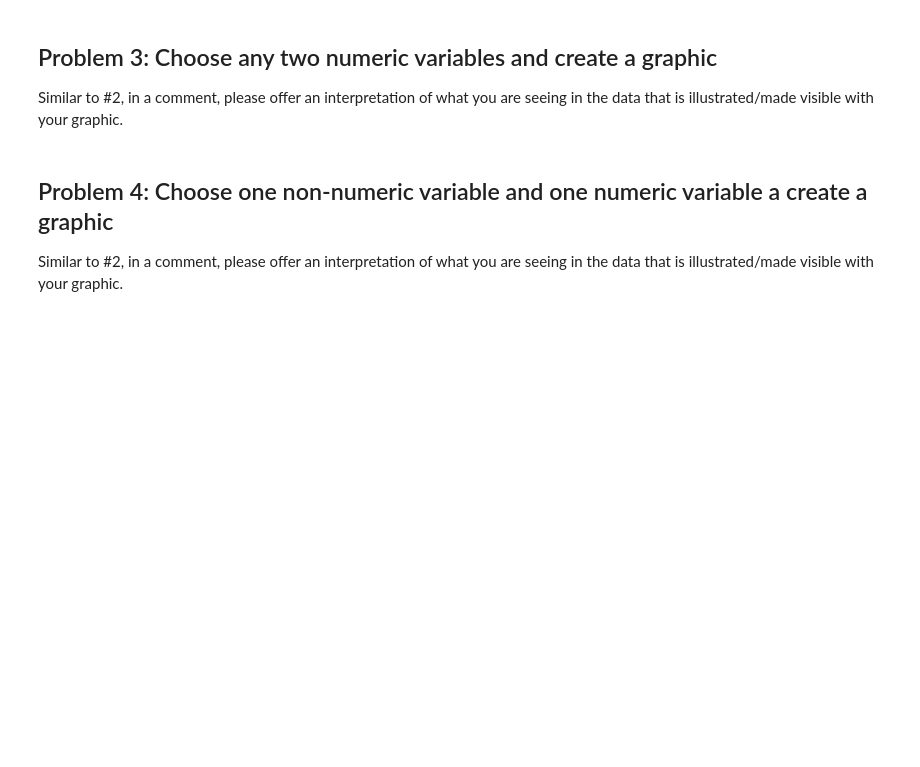
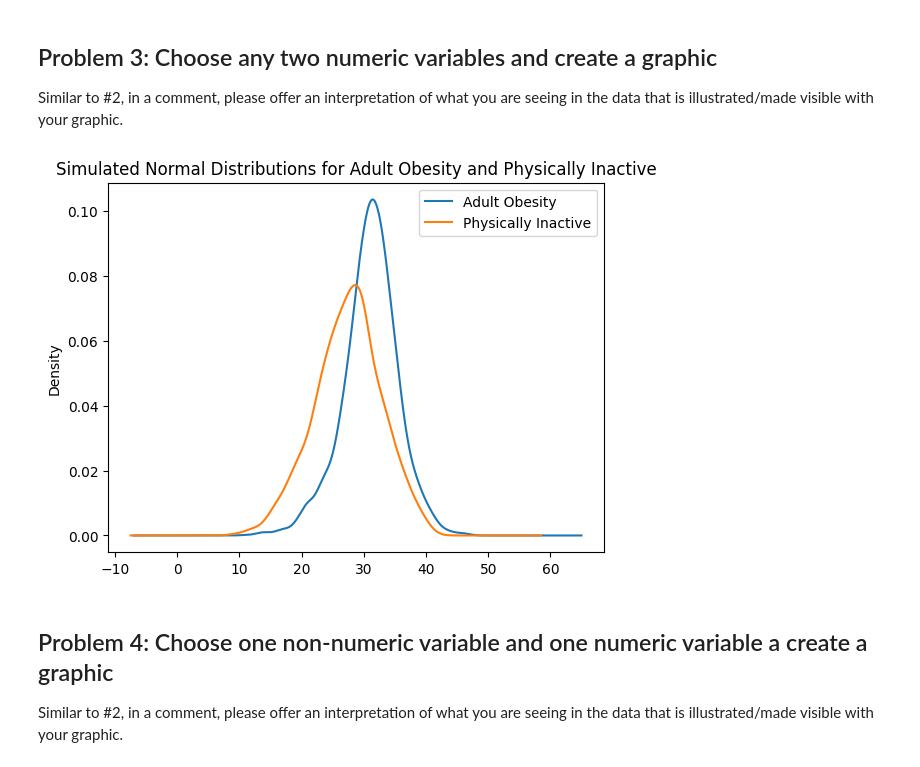
Before and after one commit to rialbeel/stats21, a Jupyter notebook: Homework/Homework8.ipynb, the cells around one changed output. Saved outputs shown, nothing was run; the diff lists cells and outputs as text; code cells hidden in the pictures; blank space fills up the shorter version.

```diff
--- a/Homework/Homework8.ipynb
+++ b/Homework/Homework8.ipynb
@@ -75,3 +73,9 @@ Similar to #2, in a  comment, please offer an interpretation of what you are see
+# %%
+## reserved for your answer
+two_var = pd.DataFrame([obesity["Adult Obesity"], obesity["Physically Inactive"]]).transpose()
+two_var_graph = two_var.plot.kde(title = "Simulated Normal Distributions for Adult Obesity and Physically Inactive")
+# %% [output]
+[figure, added]
 # %% [markdown]
 ## Problem 4: Choose one non-numeric variable and one numeric variable a create a graphic
 
```
Also changed, not shown: parts of 2 cells of this notebook.
